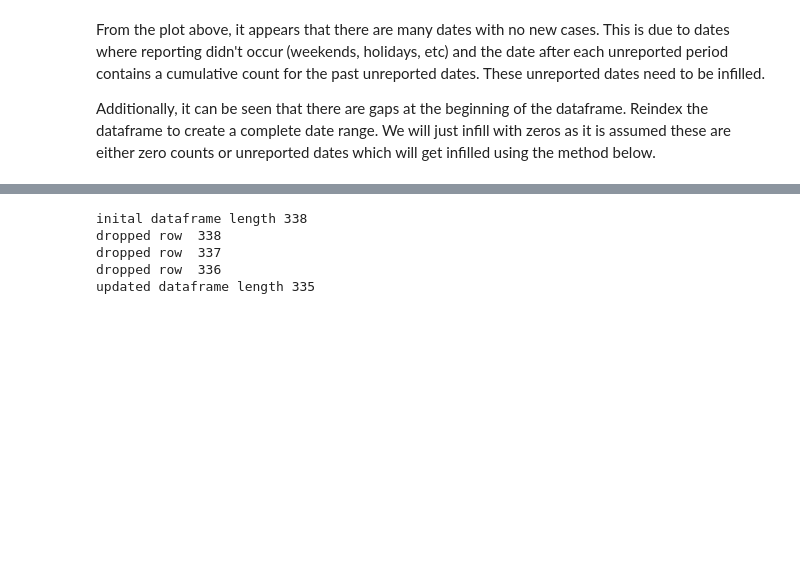
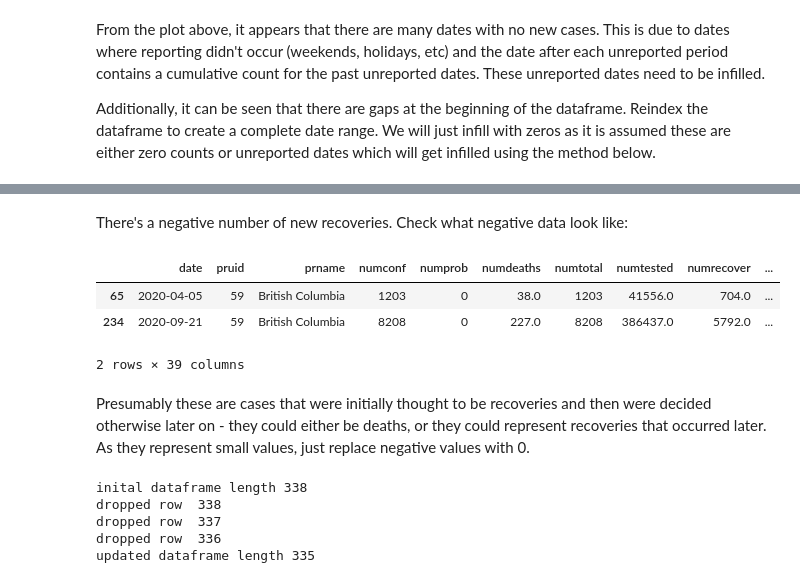
Before and after one commit to WraySmith/COVID_learning, a Jupyter notebook: covid_explore.ipynb, the cells around one changed output, grey strips where cells are left out. Cells and saved outputs as stored; diff of their text form; code cells hidden in the pictures; blank space fills up the shorter version.

```diff
--- a/covid_explore.ipynb
+++ b/covid_explore.ipynb
@@ -217,0 +226,11 @@ covid_data['new_recover_update'] = covid_data['new_recover']
+# %% [markdown]
+There's a negative number of new recoveries. Check what negative data look like:
+# %%
+covid_data[covid_data['new_recover'] < 0]
+# %% [output]
+|  | date | pruid | prname | numconf | numprob | numdeaths | numtotal | numtested | numrecover | ... |
+| 65 | 2020-04-05 | 59 | British Columbia | 1203 | 0 | 38.0 | 1203 | 41556.0 | 704.0 | ... |
+| 234 | 2020-09-21 | 59 | British Columbia | 8208 | 0 | 227.0 | 8208 | 386437.0 | 5792.0 | ... |
+2 rows × 39 columns
+# %% [markdown]
+Presumably these are cases that were initially thought to be recoveries and then were decided otherwise later on - they could either be deaths, or they could represent recoveries that occurred later. As they represent small values, just replace negative values with 0.
```
Also changed, not shown: parts of 9 cells of this notebook, 3 other files.
